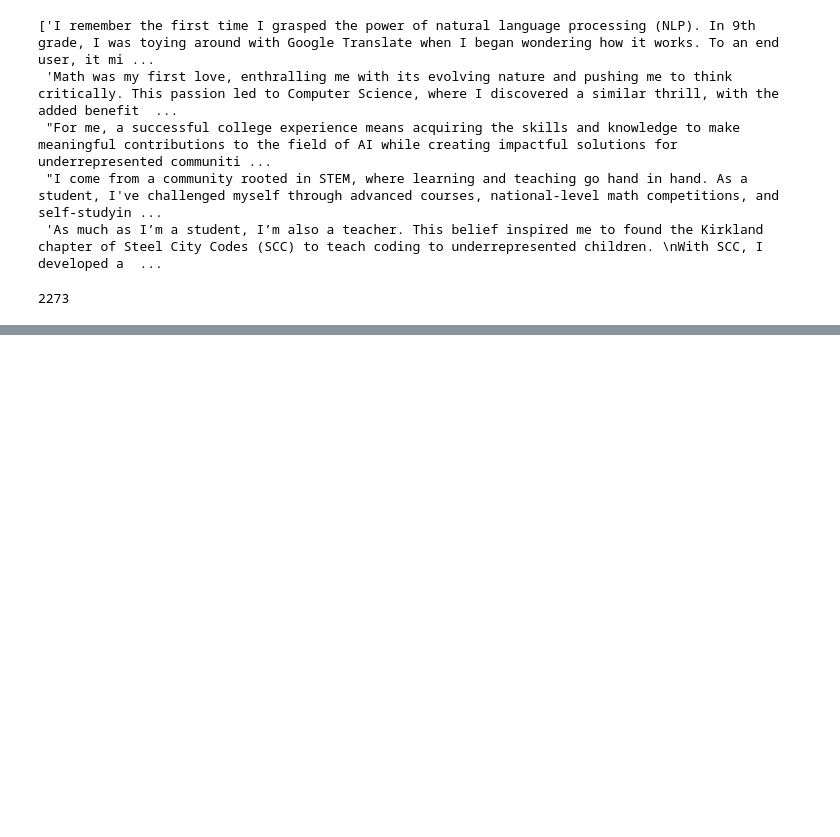
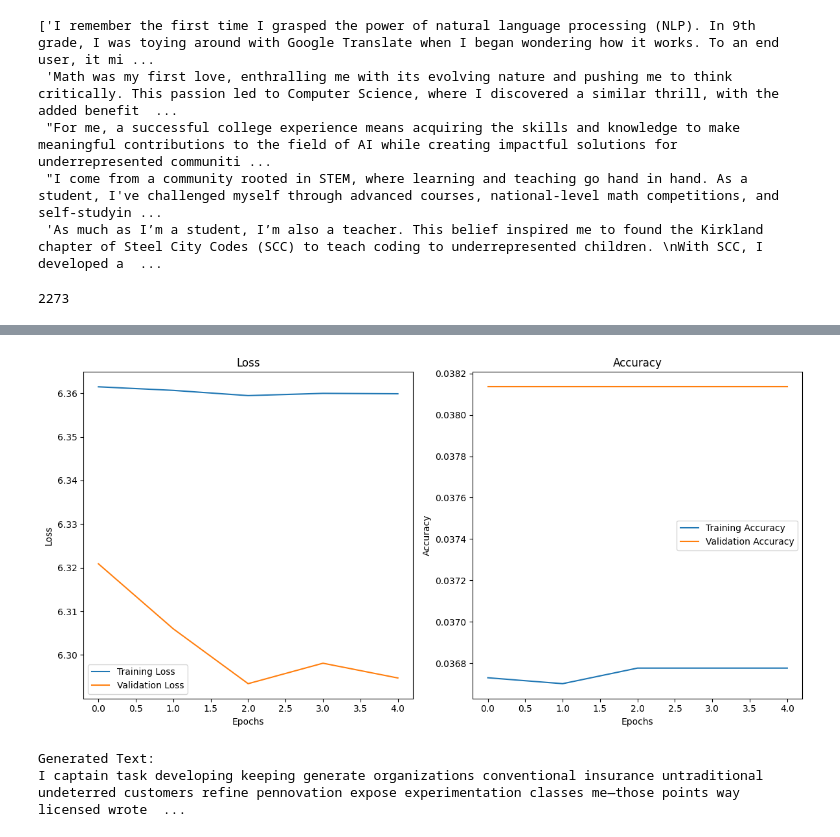
Before and after one commit to pranavkannepalli/kitts-llm, a Jupyter notebook: SLM/main.ipynb, the cells around one changed output, grey strips where cells are left out. Saved outputs shown, nothing was run; the diff lists cells and outputs as text; code cells hidden in the pictures; blank space fills up the shorter version.

Commit message:
feat: attempt with custom model

```diff
--- a/SLM/main.ipynb
+++ b/SLM/main.ipynb
@@ -113,7 +148,8 @@ Input shape: (8, 128)
 Label shape: (8, 128)
 # %%
 inputs = Input(shape=(window_size,))
-embedding = Embedding(vocab_size, embedding_dim)(inputs)
+norm = LayerNormalization()(inputs)
+embedding = Embedding(vocab_size, embedding_dim)(norm)
 positional_encoding = Embedding(input_dim=window_size, output_dim=embedding_dim)(tf.range(start=0, limit=window_size))
 positional_encoding = tf.expand_dims(positional_encoding, 0)
 embedding = Add()([embedding, positional_encoding])
@@ -132,8 +168,11 @@ for _ in range(num_layers):
 
 outputs = Dense(vocab_size, activation='softmax')(x)
 model = Model(inputs, outputs)
+# %%
+scheduler = PolynomialDecay(0.01, decay_steps=1000, end_learning_rate=0.00001, power=2.0)
+optimizer = Adam(scheduler)
 # %%
-model.compile(optimizer="adam", loss="sparse_categorical_crossentropy", metrics=["accuracy"])
+model.compile(optimizer=optimizer, loss="sparse_categorical_crossentropy", metrics=["accuracy"])
 # %%
 model.summary()
 # %% [output]
@@ -157,4 +200,4 @@ ________________________________________________________________________________
 # %%
-model.fit(train_dataset, epochs=100)
+history = model.fit(train_dataset, epochs=100, validation_data=val_dataset)
 # %% [output]
 Epoch 1/100
@@ -161,0 +240,31 @@ KeyboardInterrupt:
+# %%
+def plot_training_history(history):
+    loss = history.history['loss']
+    val_loss = history.history.get('val_loss')
+    accuracy = history.history.get('accuracy')  # For classification tasks
+    val_accuracy = history.history.get('val_accuracy')
+
+    fig, axs = plt.subplots(1, 2, figsize=(12, 6))
+
+    axs[0].plot(loss, label='Training Loss')
+    if val_loss:
+        axs[0].plot(val_loss, label='Validation Loss')
+    axs[0].set_title('Loss')
+    axs[0].set_xlabel('Epochs')
+    axs[0].set_ylabel('Loss')
+    axs[0].legend()
+
+    if accuracy and val_accuracy:
+        axs[1].plot(accuracy, label='Training Accuracy')
+        axs[1].plot(val_accuracy, label='Validation Accuracy')
+        axs[1].set_title('Accuracy')
+        axs[1].set_xlabel('Epochs')
+        axs[1].set_ylabel('Accuracy')
+        axs[1].legend()
+
+    plt.tight_layout()
+    plt.show()
+
+plot_training_history(history)
+# %% [output]
+[figure, added]
@@ -161,0 +313,20 @@ KeyboardInterrupt:
+# %%
+# Example usage of the text generation pipeline
+seed_text = "hello"
+max_length = 50
+temperature = 0.8
+
+# Assuming `tokenizer` is the tokenizer used during training
+generated_text = generate_text(
+    model=model,
+    tokenizer=tokenizer,
+    seed_text=seed_text,
+    max_length=max_length,
+    temperature=temperature
+)
+
+print("Generated Text:")
+print(generated_text)
+# %% [output]
+Generated Text:
+I captain task developing keeping generate organizations conventional insurance untraditional undeterred customers refine pennovation expose experimentation classes me—those points way licensed wrote  ...
```
Also changed, not shown: parts of 15 cells of this notebook, 1 other file.
